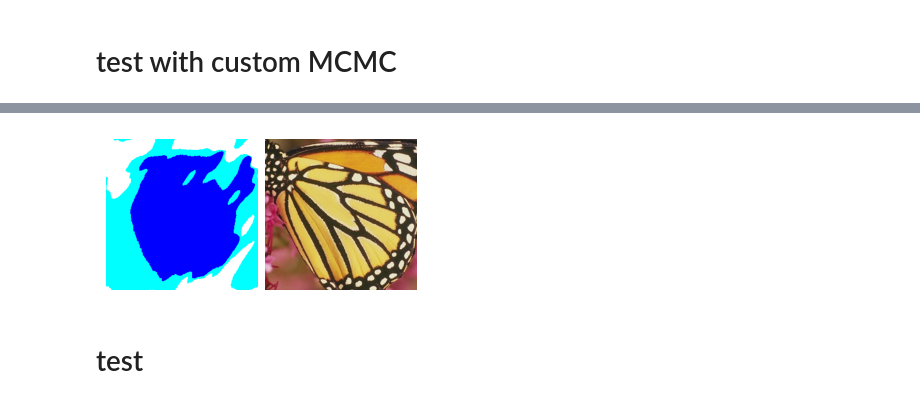
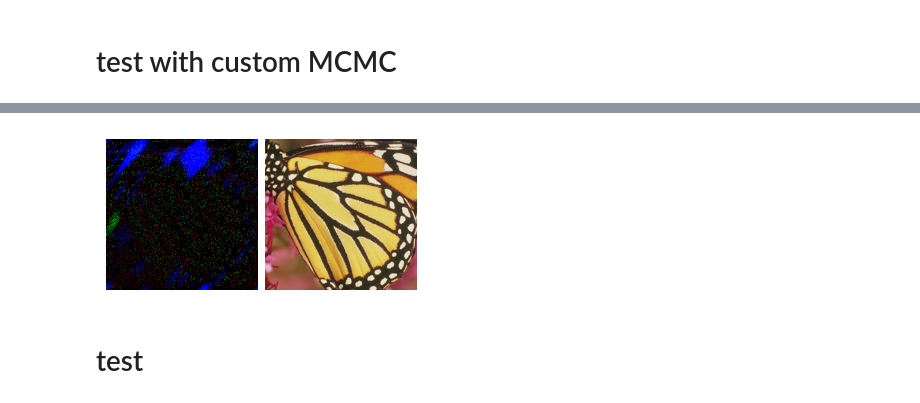
Before and after one commit to JaybeeH32/GenerativeModellingProject, a Jupyter notebook: PMC.ipynb, the cells around one changed output, grey strips where cells are left out. Saved outputs shown, nothing was run; the diff lists cells and outputs as text; code cells hidden in the pictures.

```diff
--- a/PMC.ipynb
+++ b/PMC.ipynb
@@ -23,5 +29,5 @@ Selected GPU 0 with 23809 MB free memory
 # %%
-sigma = 0.2  # noise level
+sigma = 0.05  # noise level
 
 physics = get_blur_physics(sigma, device)
 
@@ -30,9 +36,9 @@ physics = get_blur_physics(sigma, device)
 torch.manual_seed(0)
 
 # load Gaussian Likelihood
-
+#x = 2 * x - 1
 y = physics(x)
-plot(x_true.detach().cpu())
-plot(y)
+dinv_plot(x_true.detach().cpu())
+dinv_plot(y)
 # %% [output]
 [figure]
@@ -149,17 +107,18 @@ Iteration 3999, current converge crit. = 5.84E-04, objective = 1.00E-03
 # %%
-iterations = int(3e3) if torch.cuda.is_available() else 10
-gamma = 0.000_01
+iterations = int(2e3) if torch.cuda.is_available() else 10
+gamma = 0.0005
 
-xsi = 0.99
+xsi = 0.997
 
-base_sigma = np.sqrt(2 * gamma) * 10
-min_sigma = np.sqrt(2 * gamma)
+base_sigma = sigma * 2
+min_sigma = sigma / 10
 print(base_sigma, min_sigma)
 base_alpha = 1 / (min_sigma**2)
 min_alpha = 1
 sigmas = torch.Tensor([max(base_sigma * (xsi**i) , min_sigma) for i in range(iterations)])
 alphas = torch.Tensor([max(base_alpha * (elem**2), min_alpha) for elem in sigmas]) / 255
 
+print(sigmas[0], sigmas[-1])
 
 pmc_pnp = PMCPnPAnnealing(prior=prior,
                  data_fidelity=likelihood,
@@ -263,15 +175,15 @@ sigma denoiser 0.00894427190999916
 # %%
 
-x_0 = y#torch.randn_like(y, device=device)
+x_0 =  2 * y - 1#torch.randn_like(y, device=device)
 print(x_0.norm())
 
 
 for it in trange(nb_iterations) :
     grad_g = physics.A_adjoint(y - physics.A(x_0)) / (sigma_denoiser**2)
-    p = grad_g + (denoiser(x_0 - gamma * grad_g, sigma_denoiser) - x_0 - gamma * grad_g) / (sigma_denoiser**2)
+    p = grad_g + (2 * denoiser((x_0 - gamma * grad_g)/2 + 0.5, sigma_denoiser) - 1 - x_0 - gamma * grad_g) / (sigma_denoiser**2)
     x_0 = x_0 - gamma_param * p + torch.randn_like(x_0, device=device) * np.sqrt(2 * gamma_param)
-    x_0 = torch.clamp(x_0, 0, 1)
-    print(grad_g.norm(), p.norm(), x_0.norm())
+    x_0 = torch.clamp(x_0, -1, 1)
+    # print(grad_g.norm(), p.norm(), x_0.norm())
     #x_0 = torch.clamp(x_0, 0, 1)
     if it == 1000 :
         break
@@ -473,7 +192,7 @@ tensor(3511332.2500, device='cuda:0') tensor(2633791.5000, device='cuda:0') tens
 # %%
-plot([x_0, x_true])
+dinv_plot([x_0, x_true])
 # %% [output]
-[figure, old version]
+[figure, new version]
 # %% [markdown]
 # test
 # %%
```
Also changed, not shown: parts of 16 cells of this notebook, 12 other files.
